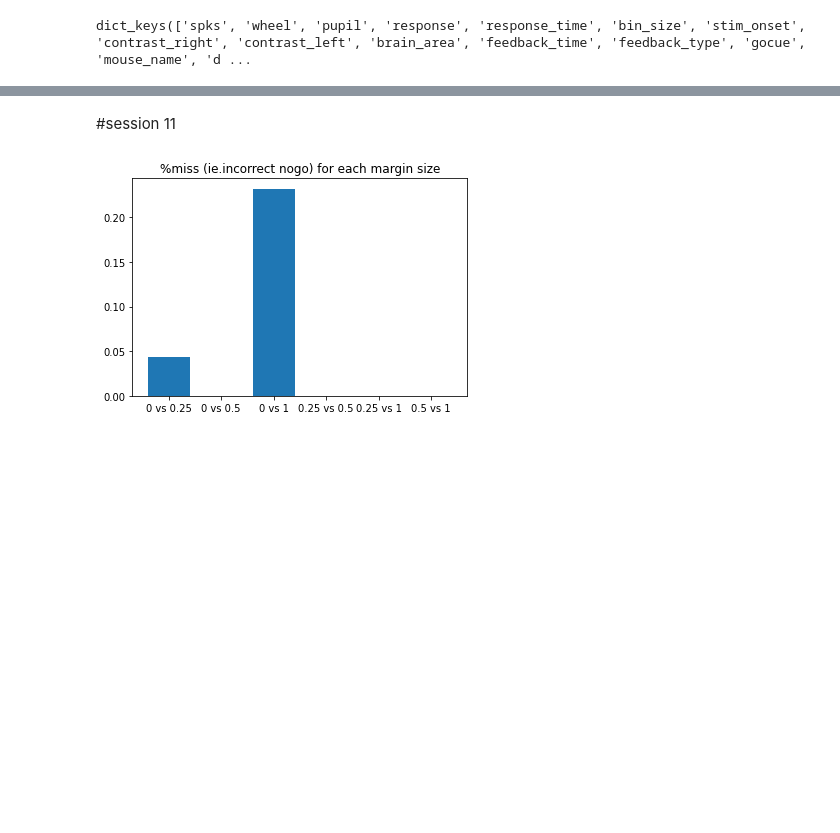
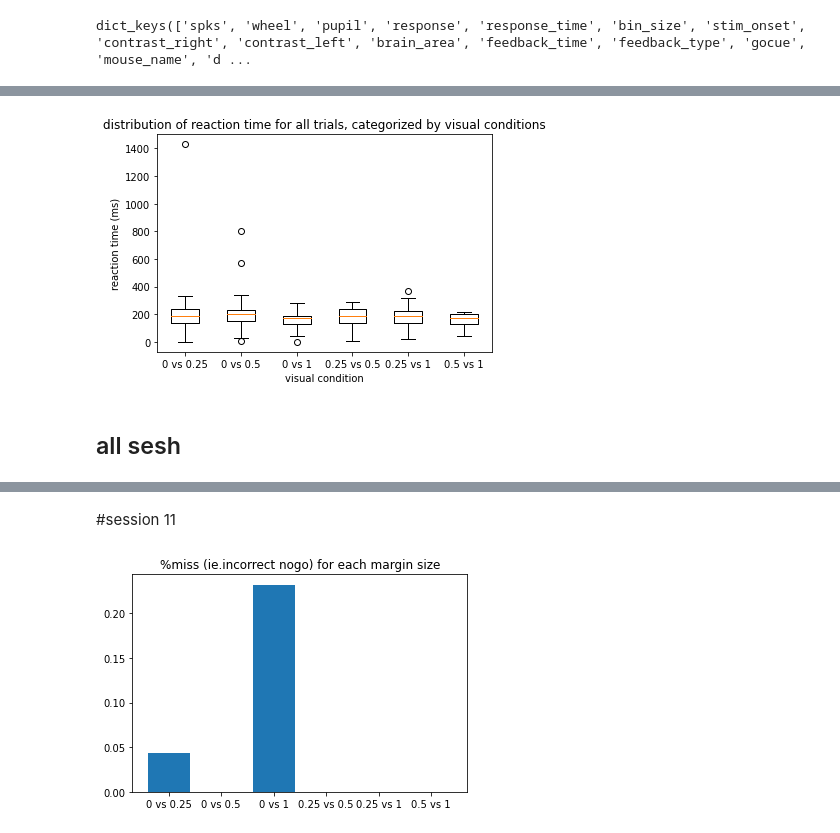
Before and after one commit to mitchellostrow/NM2020, a Jupyter notebook: Steinmetz_behaviour.ipynb, the cells around one changed output, grey strips where cells are left out. Saved outputs shown, nothing was run; the diff lists cells and outputs as text; code cells hidden in the pictures; blank space fills up the shorter version.

```diff
--- a/Steinmetz_behaviour.ipynb
+++ b/Steinmetz_behaviour.ipynb
@@ -44,0 +128,27 @@ reaction_time = dat['reaction_time'][:,0]
+# %%
+#@title distribution of reaction time for all trials, categorized by visual conditions (box)
+a = reaction_time[np.logical_or(np.logical_and(vis_left==0, vis_right==0.25),np.logical_and(vis_left==0.25, vis_right==0))].squeeze()
+b = reaction_time[np.logical_or(np.logical_and(vis_left==0, vis_right==0.5),np.logical_and(vis_left==0.5, vis_right==0))].squeeze()
+c = reaction_time[np.logical_or(np.logical_and(vis_left==0, vis_right==1),np.logical_and(vis_left==1, vis_right==0))].squeeze()
+d = reaction_time[np.logical_or(np.logical_and(vis_left==0.25, vis_right==0.5),np.logical_and(vis_left==0.5, vis_right==0.25))].squeeze()
+e = reaction_time[np.logical_or(np.logical_and(vis_left==0.25, vis_right==1),np.logical_and(vis_left==1, vis_right==0.25))].squeeze()
+f = reaction_time[np.logical_or(np.logical_and(vis_left==0.5, vis_right==1),np.logical_and(vis_left==1, vis_right==0.5))].squeeze()
+pinf = float('+inf')
+a=a[a!=pinf]
+b=b[b!=pinf]
+c=c[c!=pinf]
+d=d[d!=pinf]
+e=e[e!=pinf]
+f=f[f!=pinf]
+to_plot = [a,b,c,d,e,f]
+
+fig, ax = plt.subplots()
+bp = plt.boxplot(to_plot,vert=True,labels=labels)
+ax.set_xlabel('visual condition')
+ax.set_ylabel('reaction time (ms)')
+ax.set_title('distribution of reaction time for all trials, categorized by visual conditions')
+plt.show()
+# %% [output]
+[figure, added]
+# %% [markdown]
+## all sesh
```
Also changed, not shown: parts of 8 cells of this notebook.
